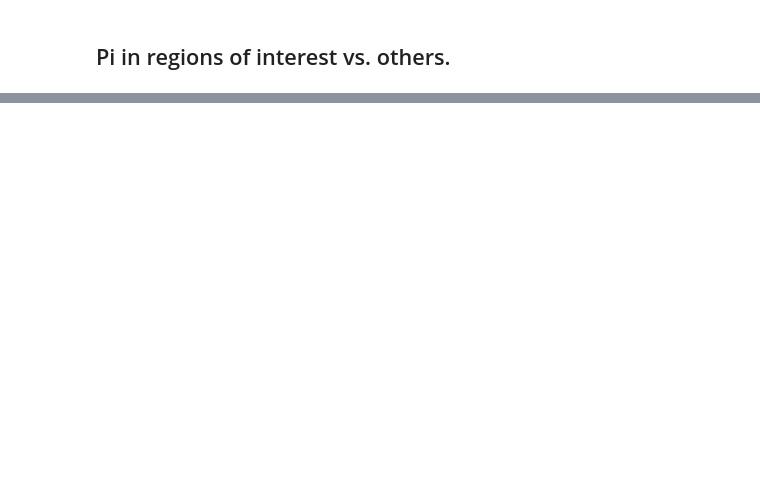
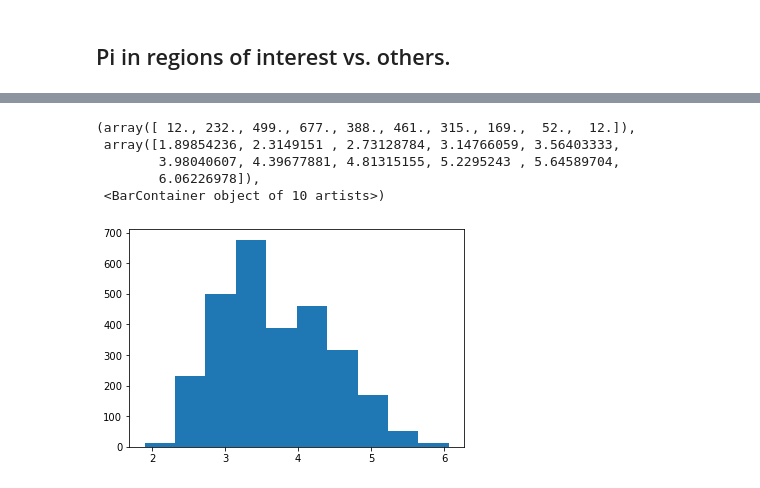
Before and after one commit to nealplatt/sch_man_nwinvasion, a Jupyter notebook: notebooks/test_of_selection.ipynb, the cells around one changed output, grey strips where cells are left out. Saved outputs shown, nothing was run; the diff lists cells and outputs as text; code cells hidden in the pictures; blank space fills up the shorter version.

```diff
--- a/notebooks/test_of_selection.ipynb
+++ b/notebooks/test_of_selection.ipynb
@@ -1256,0 +1164,10 @@ sig_regions_bed_df
+# %%
+pi=pi[pi>0]
+plt.hist(-np.log10(pi))
+# %% [output]
+(array([ 12., 232., 499., 677., 388., 461., 315., 169.,  52.,  12.]),
+ array([1.89854236, 2.3149151 , 2.73128784, 3.14766059, 3.56403333,
+        3.98040607, 4.39677881, 4.81315155, 5.2295243 , 5.64589704,
+        6.06226978]),
+ <BarContainer object of 10 artists>)
+[figure, added]
```
Also changed, not shown: parts of 44 cells of this notebook, 2 other files.
